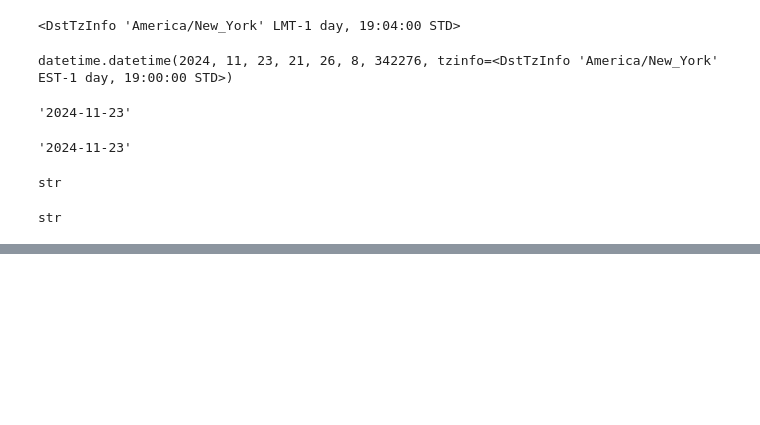
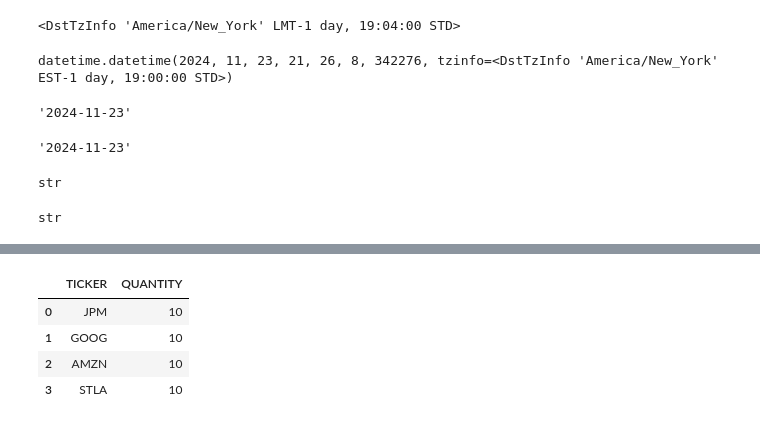
Before and after one commit to apakr/portfolio_analyzer, a Jupyter notebook: scratchwork.ipynb, the cells around one changed output, grey strips where cells are left out. Cells and saved outputs as stored; diff of their text form; code cells hidden in the pictures; blank space fills up the shorter version.

```diff
--- a/scratchwork.ipynb
+++ b/scratchwork.ipynb
@@ -318,0 +340,8 @@ data
+# %%
+a
+# %% [output]
+|  | TICKER | QUANTITY |
+| 0 | JPM | 10 |
+| 1 | GOOG | 10 |
+| 2 | AMZN | 10 |
+| 3 | STLA | 10 |
```
Also changed, not shown: parts of 11 cells of this notebook, 2 other files.
